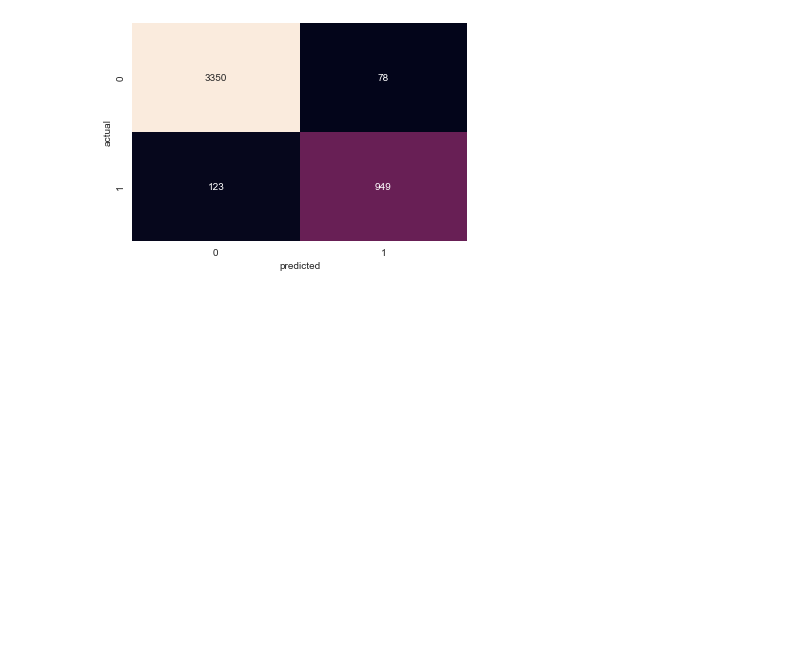
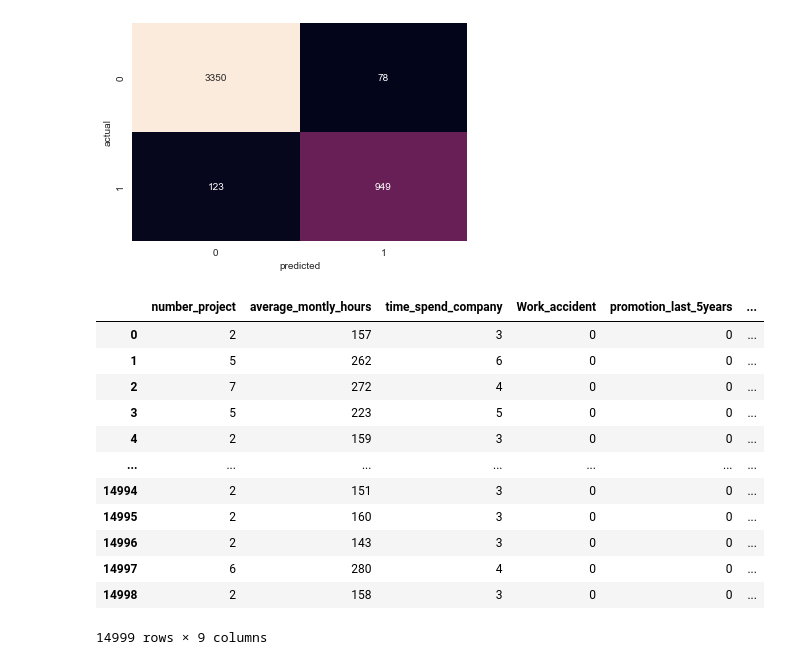
Before and after one commit to mattyjr007/Data-Science-Portfolio, a Jupyter notebook: Human Resource retention/Human resource retention.ipynb, the cells around one changed output. Drawn from its saved outputs; the diff is of its cells as text; code cells hidden in the pictures; blank space fills up the shorter version.

```diff
--- a/Human Resource retention/Human resource retention.ipynb
+++ b/Human Resource retention/Human resource retention.ipynb
@@ -371,3 +371,12 @@ plt.ylabel('actual');
    macro avg       0.94      0.93      0.94      4500
 weighted avg       0.95      0.96      0.96      4500
 [figure]
+# %%
+from sklearn.model_selection import train_test_split
+#drop employee ID column
+main_df.drop('employee_id',axis=1, inplace=True)
+
+X = main_df.drop('left',axis=1)
+y = main_df['left']
+
+X_train, X_test, y_train, y_test = train_test_split(X, y, test_size=0.3, random_state=42)
@@ -373,0 +404,16 @@ weighted avg       0.95      0.96      0.96      4500
+# %%
+main_df.drop('left',axis=1)
+# %% [output]
+|  | number_project | average_montly_hours | time_spend_company | Work_accident | promotion_last_5years | ... |
+| 0 | 2 | 157 | 3 | 0 | 0 | ... |
+| 1 | 5 | 262 | 6 | 0 | 0 | ... |
+| 2 | 7 | 272 | 4 | 0 | 0 | ... |
+| 3 | 5 | 223 | 5 | 0 | 0 | ... |
+| 4 | 2 | 159 | 3 | 0 | 0 | ... |
+| ... | ... | ... | ... | ... | ... | ... |
+| 14994 | 2 | 151 | 3 | 0 | 0 | ... |
+| 14995 | 2 | 160 | 3 | 0 | 0 | ... |
+| 14996 | 2 | 143 | 3 | 0 | 0 | ... |
+| 14997 | 6 | 280 | 4 | 0 | 0 | ... |
+| 14998 | 2 | 158 | 3 | 0 | 0 | ... |
+14999 rows × 9 columns
```
Also changed, not shown: parts of 10 cells of this notebook.
